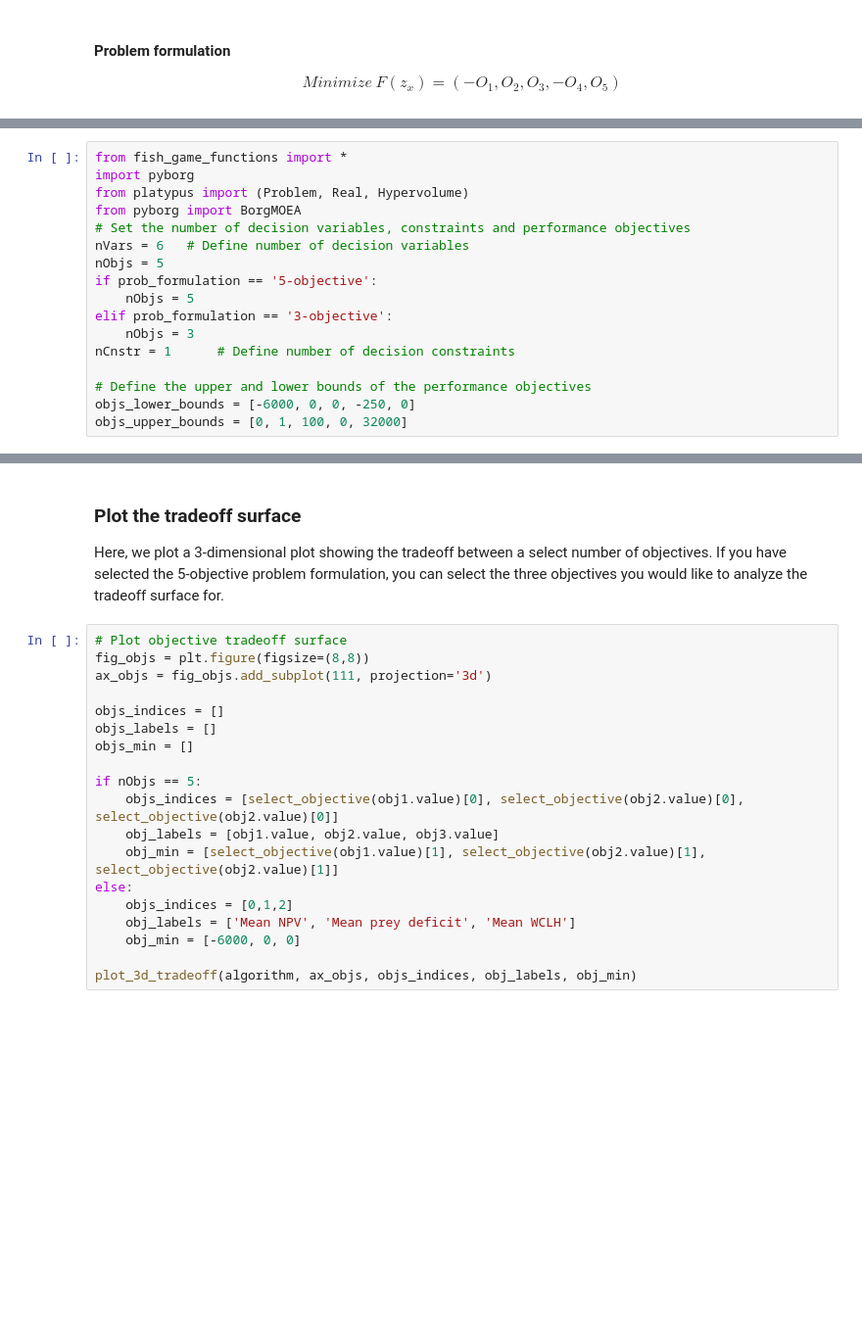
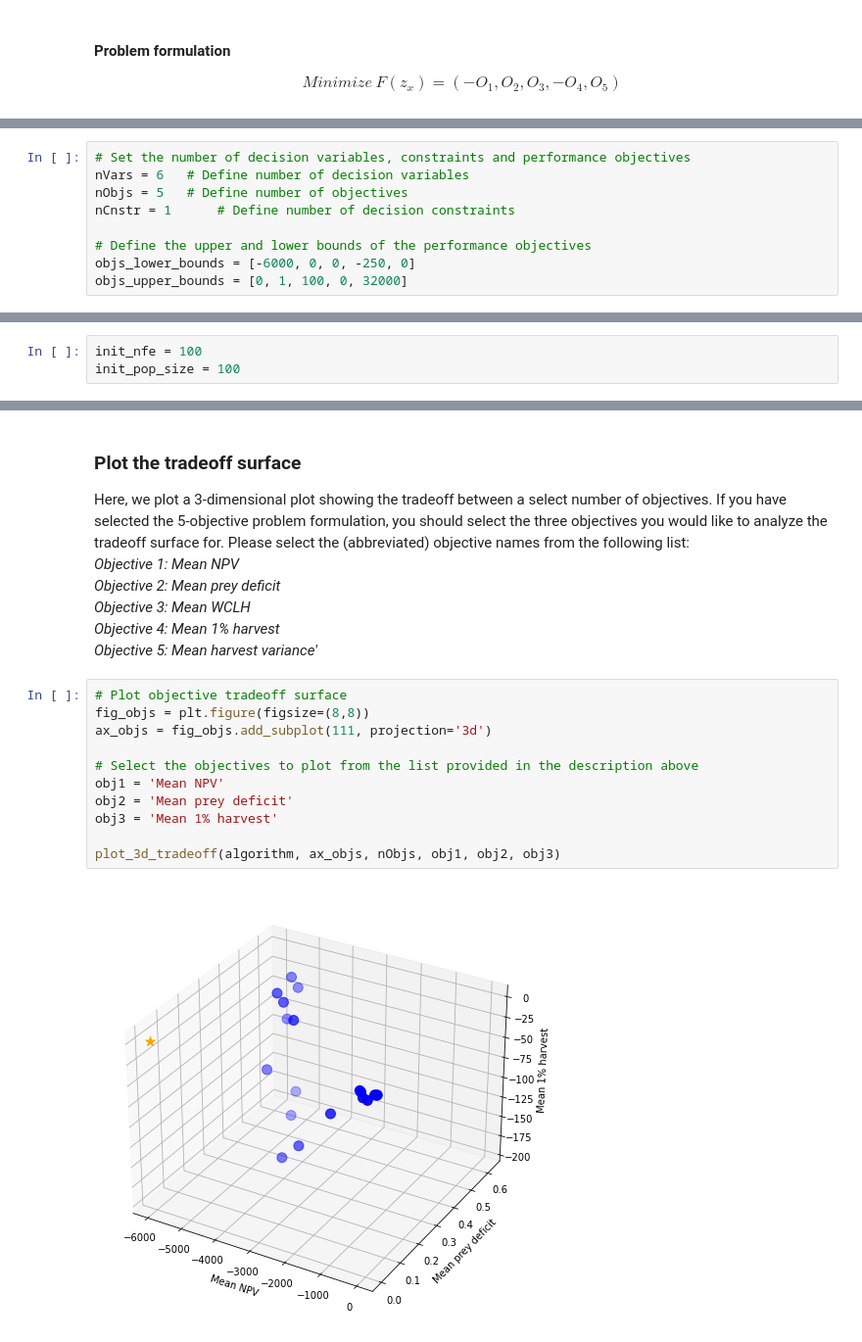
Before and after one commit to TrevorJA/harvested_predator_prey_system_tutorial_series, a Jupyter notebook: Part_1_MOEA_Diagnostics/Part 1 - Harvest Optimization and MOEA Diagnostics.ipynb, the cells around one changed output, grey strips where cells are left out. Shown at 98% size. Saved outputs shown, nothing was run; the diff lists cells and outputs as text; blank space fills up the shorter version.

```diff
--- a/Part_1_MOEA_Diagnostics/Part 1 - Harvest Optimization and MOEA Diagnostics.ipynb
+++ b/Part_1_MOEA_Diagnostics/Part 1 - Harvest Optimization and MOEA Diagnostics.ipynb
@@ -287,17 +290,9 @@ prob_formulation
 
 Define number of decision variables, constraints, and specify problem formulation (3- or 5-objective)
 # %%
-from fish_game_functions import *
-import pyborg
-from platypus import (Problem, Real, Hypervolume)
-from pyborg import BorgMOEA
 # Set the number of decision variables, constraints and performance objectives
 nVars = 6   # Define number of decision variables
-nObjs = 5
-if prob_formulation == '5-objective':
-    nObjs = 5
-elif prob_formulation == '3-objective':
-    nObjs = 3
+nObjs = 5   # Define number of objectives
 nCnstr = 1      # Define number of decision constraints
 
 # Define the upper and lower bounds of the performance objectives
@@ -330,2 +310,5 @@ The next section demonstrates the change in objective performance with respect t
+# %%
+init_nfe = 100
+init_pop_size = 100
 # %% [markdown]
 ### Begin the optimization
@@ -369,22 +331,21 @@ tradeoff_widget
 # %% [markdown]
 ### Plot the tradeoff surface
-Here, we plot a 3-dimensional plot showing the tradeoff between a select number of objectives. If you have selected the 5-objective problem formulation, you can select the three objectives you would like to analyze the tradeoff surface for.
+Here, we plot a 3-dimensional plot showing the tradeoff between a select number of objectives. If you have selected the 5-objective problem formulation, you should select the three objectives you would like to analyze the tradeoff surface for. Please select the (abbreviated) objective names from the following list:<br>
+*Objective 1: Mean NPV<br>
+Objective 2: Mean prey deficit<br>
+Objective 3: Mean WCLH<br>
+Objective 4: Mean 1% harvest<br>
+Objective 5: Mean harvest variance'<br>*
 # %%
 # Plot objective tradeoff surface
 fig_objs = plt.figure(figsize=(8,8))
 ax_objs = fig_objs.add_subplot(111, projection='3d')
 
-objs_indices = []
-objs_labels = []
-objs_min = []
+# Select the objectives to plot from the list provided in the description above
+obj1 = 'Mean NPV'
+obj2 = 'Mean prey deficit'
+obj3 = 'Mean 1% harvest'
 
-if nObjs == 5:
-    objs_indices = [select_objective(obj1.value)[0], select_objective(obj2.value)[0], select_objective(obj2.value)[0]]
-    obj_labels = [obj1.value, obj2.value, obj3.value]
-    obj_min = [select_objective(obj1.value)[1], select_objective(obj2.value)[1], select_objective(obj2.value)[1]]
-else:
-    objs_indices = [0,1,2]
-    obj_labels = ['Mean NPV', 'Mean prey deficit', 'Mean WCLH']
-    obj_min = [-6000, 0, 0]
-
-plot_3d_tradeoff(algorithm, ax_objs, objs_indices, obj_labels, obj_min)
+plot_3d_tradeoff(algorithm, ax_objs, nObjs, obj1, obj2, obj3)
+# %% [output]
+[figure, added]
```
Also changed, not shown: parts of 25 cells of this notebook, 8 other files.
